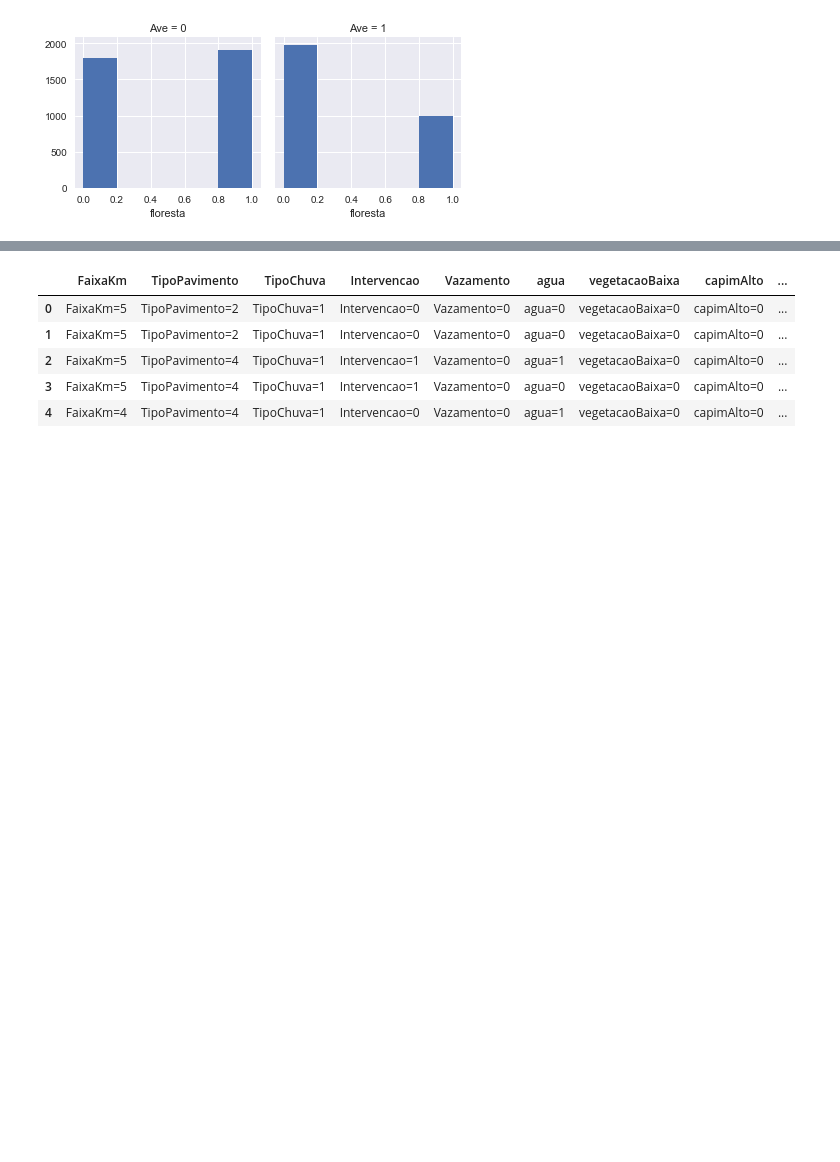
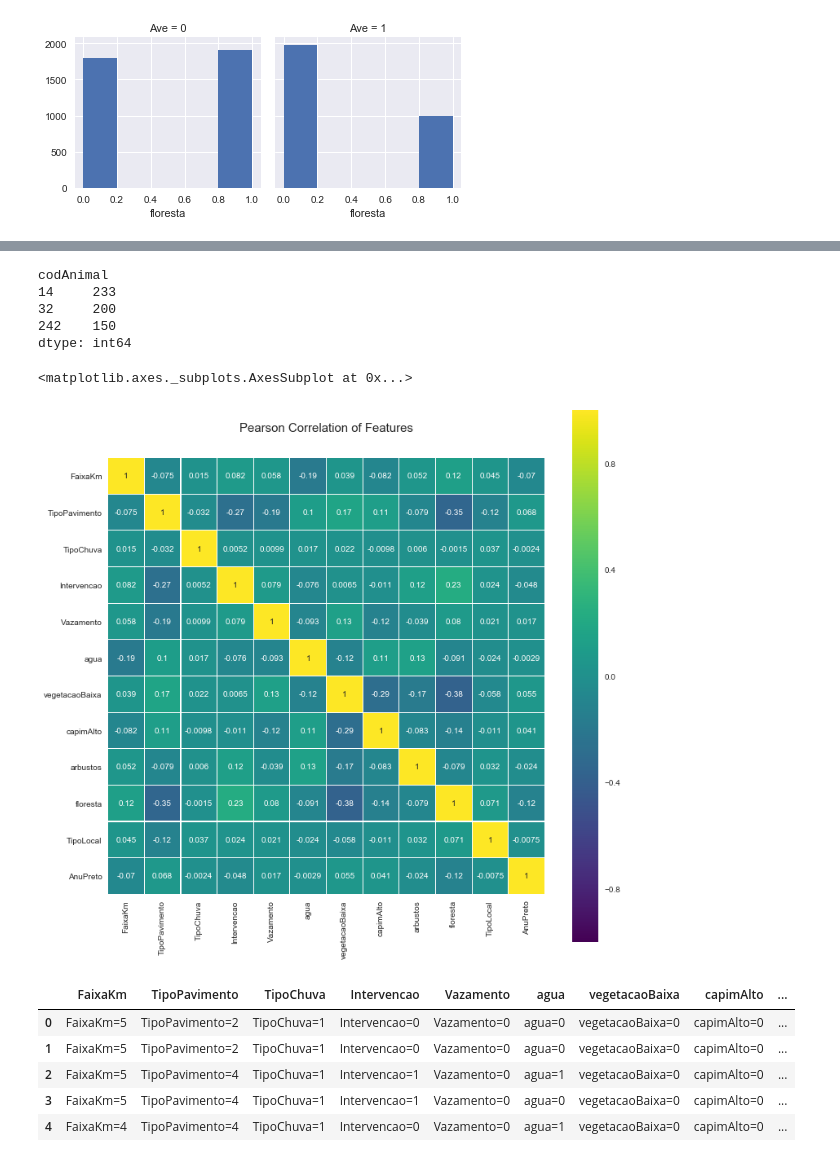
Before and after one commit to JaymeNogueira/Ocorrencias-Animais, a Jupyter notebook: Ocorrencias Animais.ipynb, the cells around one changed output, grey strips where cells are left out. Saved outputs shown, nothing was run; the diff lists cells and outputs as text; code cells hidden in the pictures; blank space fills up the shorter version.

```diff
--- a/Ocorrencias Animais.ipynb
+++ b/Ocorrencias Animais.ipynb
@@ -299,0 +285,3 @@ avedc.head(10)
+# %%
+avedc = avedc[avedc.Ave == 1]
+avedc.head()
@@ -300,2 +295,21 @@ avedc.head(10)
+# %%
+avedc.groupby('codAnimal').size().sort_values(ascending=False).head(3)
+# %% [output]
+codAnimal
+14     233
+32     200
+242    150
+dtype: int64
+# %%
+avedc['AnuPreto'] = (avedc['codAnimal'] == 14)*1
+# %%
+anudc = avedc.drop(['codAnimal', 'Ave'], axis=1)
+colormap = plt.cm.viridis
+plt.figure(figsize=(12,12))
+plt.title('Pearson Correlation of Features', y=1.05, size=15)
+sns.heatmap(anudc.astype(float).corr(),linewidths=0.1,vmax=1.0, square=True, cmap=colormap, linecolor='white', annot=True)
+# %% [output]
+<matplotlib.axes._subplots.AxesSubplot at 0x...>
+[figure, added]
 # %%
 headers = ['FaixaKm','TipoPavimento','TipoChuva','Intervencao',
```
Also changed, not shown: parts of 26 cells of this notebook, 3 other files.
